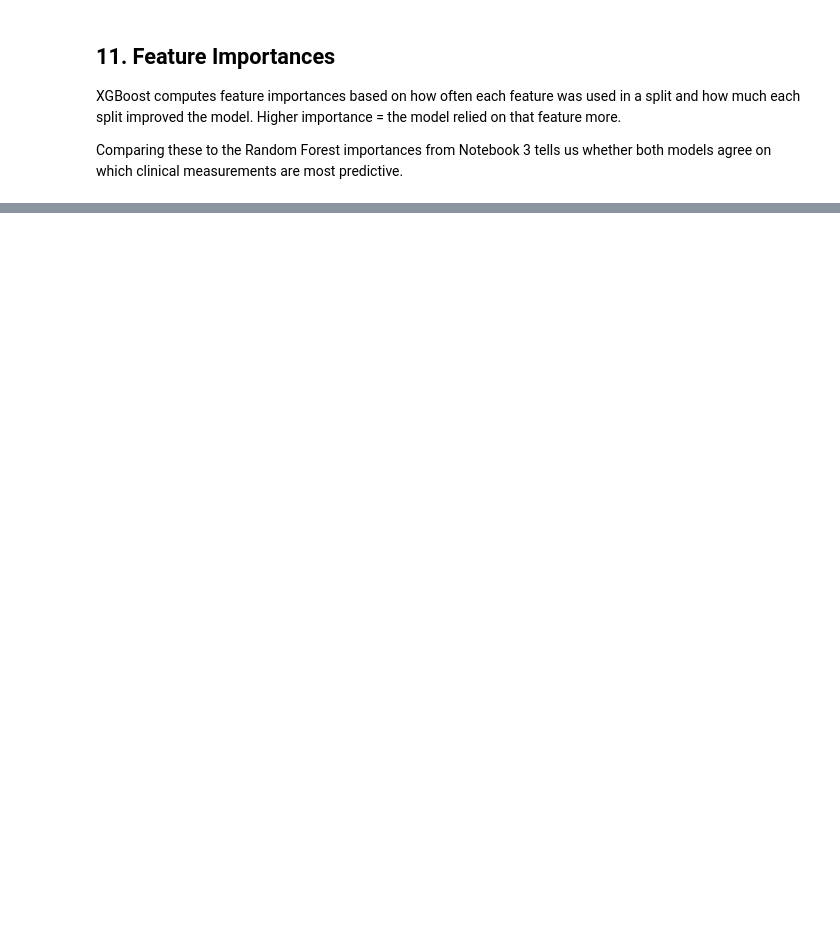
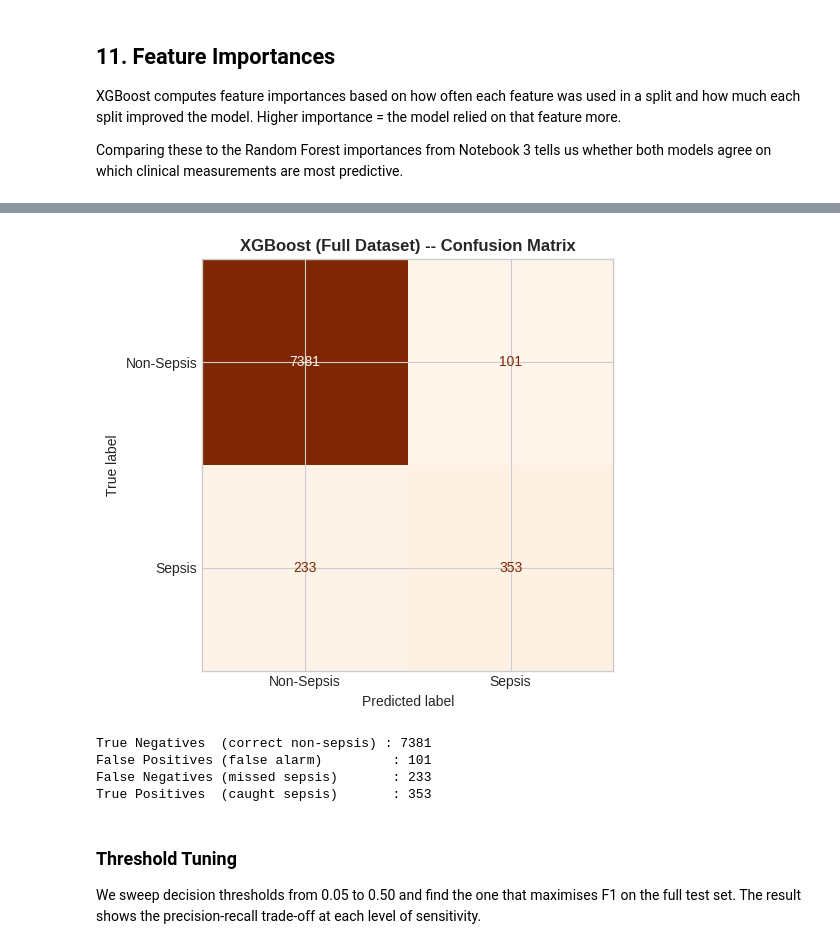
Before and after one commit to shiva-shivanibokka/Sepsis-ML-Model, a Jupyter notebook: 04_xgboost.ipynb, the cells around one changed output, grey strips where cells are left out. Cells and saved outputs as stored; diff of their text form; code cells hidden in the pictures; blank space fills up the shorter version.

```diff
--- a/04_xgboost.ipynb
+++ b/04_xgboost.ipynb
@@ -286,0 +345,18 @@ Creatinine_max    0.045261
+# %%
+# Load the full-dataset files saved by Notebook 2
+x_train_full = pd.read_csv(data_dir / 'X_train_full.csv', index_col='Patient_ID')
+x_test_full  = pd.read_csv(data_dir / 'X_test_full.csv',  index_col='Patient_ID')
+y_train_full = pd.read_csv(data_dir / 'y_train_full.csv', index_col='Patient_ID').squeeze()
+y_test_full  = pd.read_csv(data_dir / 'y_test_full.csv',  index_col='Patient_ID').squeeze()
+
+# Recompute scale_pos_weight from the full training set
+n_neg_full = (y_train_full == 0).sum()
+n_pos_full = (y_train_full == 1).sum()
+# spw_full shown for reference only -- the model uses scale_pos_weight=1.0
+# after SMOTE because SMOTE has already balanced the classes.
+spw_full   = n_neg_full / n_pos_full
+
+print(f'Full training set : {x_train_full.shape[0]:,} patients, {x_train_full.shape[1]} features')
+print(f'Full test set     : {x_test_full.shape[0]:,} patients, {x_test_full.shape[1]} features')
+print(f'Sepsis rate       -- train: {y_train_full.mean()*100:.1f}%  | test: {y_test_full.mean()*100:.1f}%')
+print(f'scale_pos_weight  : {spw_full:.2f}')
@@ -286,0 +421,28 @@ Creatinine_max    0.045261
+# %%
+cm_full_xgb = confusion_matrix(y_test_full, y_pred_xgb_full)
+tn_xf, fp_xf, fn_xf, tp_xf = cm_full_xgb.ravel()
+
+fig, ax = plt.subplots(figsize=(6, 5))
+ConfusionMatrixDisplay(confusion_matrix=cm_full_xgb,
+                       display_labels=['Non-Sepsis', 'Sepsis']).plot(
+    cmap='Oranges', ax=ax, colorbar=False
+)
+ax.set_title('XGBoost (Full Dataset) -- Confusion Matrix',
+             fontsize=12, fontweight='bold')
+plt.tight_layout()
+plt.show()
+
+print(f'True Negatives  (correct non-sepsis) : {tn_xf}')
+print(f'False Positives (false alarm)         : {fp_xf}')
+print(f'False Negatives (missed sepsis)       : {fn_xf}')
+print(f'True Positives  (caught sepsis)       : {tp_xf}')
+# %% [output]
+[figure, added]
+True Negatives  (correct non-sepsis) : 7381
+False Positives (false alarm)         : 101
+False Negatives (missed sepsis)       : 233
+True Positives  (caught sepsis)       : 353
+# %% [markdown]
+### Threshold Tuning
+
+We sweep decision thresholds from 0.05 to 0.50 and find the one that maximises F1 on the full test set. The result shows the precision-recall trade-off at each level of sensitivity.
```
Also changed, not shown: parts of 31 cells of this notebook, 4 other files.
